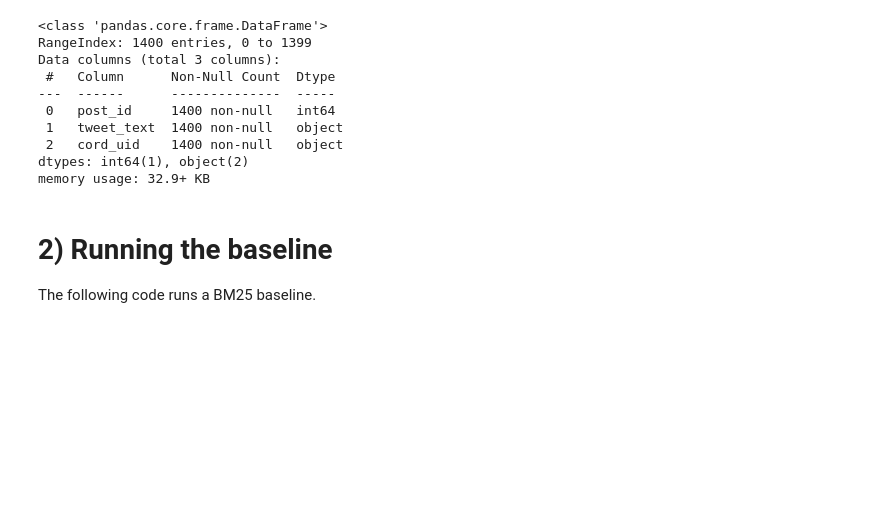
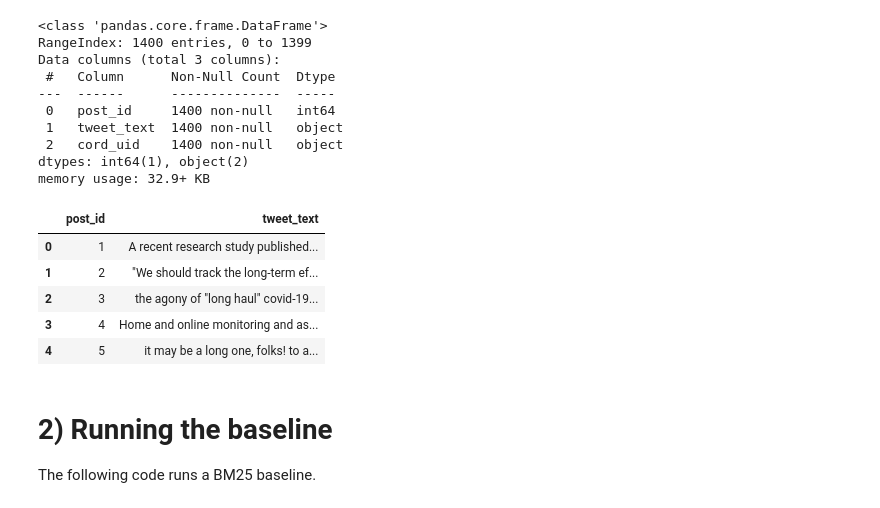
Before and after one commit to mpetojev/AIR-Check-That, a Jupyter notebook: getting_started_subtask4b.ipynb, the cells around one changed output. Drawn from its saved outputs; the diff is of its cells as text; code cells hidden in the pictures; blank space fills up the shorter version.

```diff
--- a/getting_started_subtask4b.ipynb
+++ b/getting_started_subtask4b.ipynb
@@ -73,8 +73,10 @@ Participants should first download the file then upload it on the Google Colab s
 # 3) Modify the path to your local file path
 PATH_QUERY_TRAIN_DATA = 'subtask4b_query_tweets_train.tsv' #MODIFY PATH
 PATH_QUERY_DEV_DATA = 'subtask4b_query_tweets_dev.tsv' #MODIFY PATH
+PATH_QUERY_TEST_DATA = 'subtask4b_query_tweets_test.tsv'
 # %%
 df_query_train = pd.read_csv(PATH_QUERY_TRAIN_DATA, sep = '\t')
 df_query_dev = pd.read_csv(PATH_QUERY_DEV_DATA, sep = '\t')
+df_query_test = pd.read_csv(PATH_QUERY_TEST_DATA, sep = '\t')
 # %%
 df_query_train.head()
@@ -102,6 +122,15 @@ Data columns (total 3 columns):
  2   cord_uid    1400 non-null   object
 dtypes: int64(1), object(2)
 memory usage: 32.9+ KB
+# %%
+df_query_test.head()
+# %% [output]
+|  | post_id | tweet_text |
+| 0 | 1 | A recent research study published... |
+| 1 | 2 | "We should track the long-term ef... |
+| 2 | 3 | the agony of "long haul" covid-19... |
+| 3 | 4 | Home and online monitoring and as... |
+| 4 | 5 | it may be a long one, folks! to a... |
 # %% [markdown]
 # 2) Running the baseline
 The following code runs a BM25 baseline.
```
Also changed, not shown: parts of 10 cells of this notebook.
